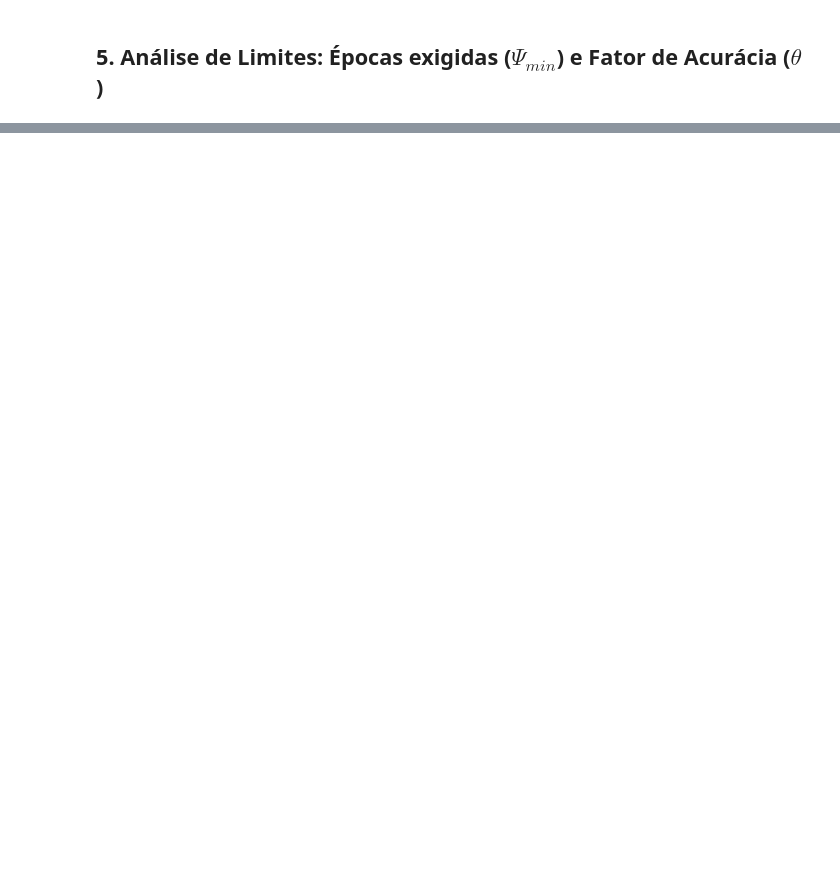
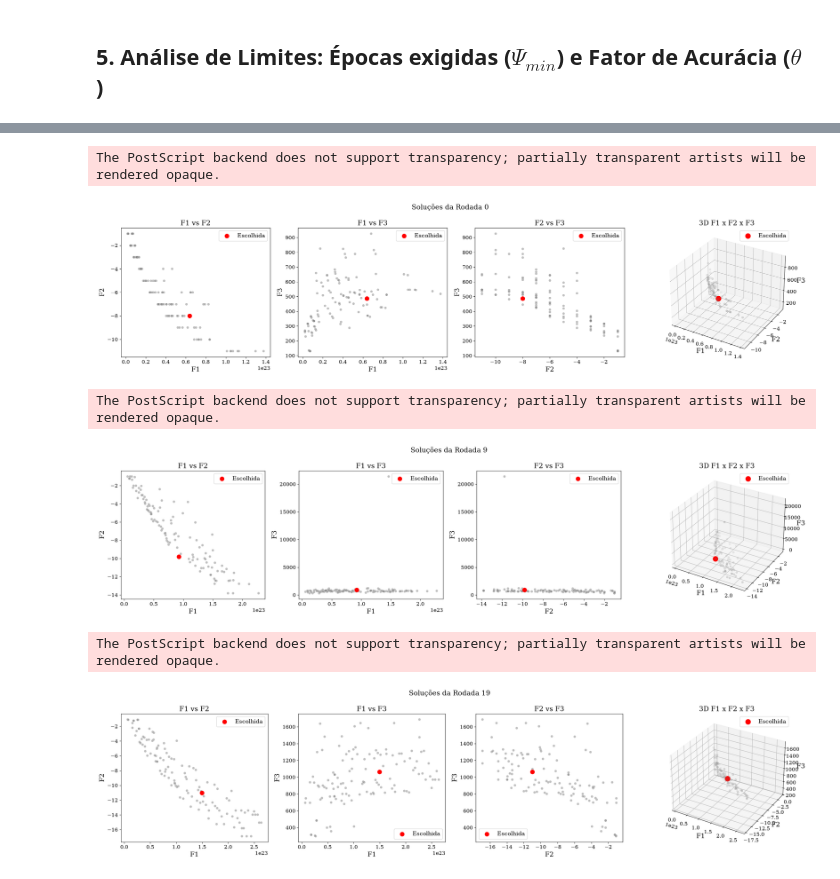
Before and after one commit to niloMarchiori/AFEA, a Jupyter notebook: use_cases/exploracao_historico.ipynb, the cells around one changed output, grey strips where cells are left out. Saved outputs shown, nothing was run; the diff lists cells and outputs as text; code cells hidden in the pictures; blank space fills up the shorter version.

```diff
--- a/use_cases/exploracao_historico.ipynb
+++ b/use_cases/exploracao_historico.ipynb
@@ -212,0 +229,67 @@ plt.show()
+# %%
+### Novos Plots: Comparação de Soluções (Rodadas Automáticas)
+import seaborn as sns
+import matplotlib.pyplot as plt
+import pandas as pd
+
+total_rounds = len(df_chosen)
+rounds_to_plot = [0, (total_rounds - 1) // 2, total_rounds - 1]
+df_filtered = df_chosen[df_chosen['Rodada'].isin(rounds_to_plot)]
+
+for r in rounds_to_plot:
+    if r >= len(history['inputs']): continue
+    solutions = history['found_solutions'][r]
+    f1, f2, f3 = [], [], []
+    for sol in solutions['F']:
+        f1.append(sol[0])
+        f2.append(sol[1])
+        f3.append(sol[2])
+
+    df_round = pd.DataFrame({'F1': f1, 'F2': f2, 'F3': f3})
+    chosen_sol = df_filtered[df_filtered['Rodada'] == r].iloc[0]
+
+    fig = plt.figure(figsize=(24, 6))
+    fig.suptitle(f'Soluções da Rodada {r}')
+
+    ax1 = fig.add_subplot(141)
+    ax2 = fig.add_subplot(142)
+    ax3 = fig.add_subplot(143)
+    ax4 = fig.add_subplot(144, projection='3d')
+
+    # F1 vs F2
+    sns.scatterplot(data=df_round, x='F1', y='F2', ax=ax1, color='gray', alpha=0.5)
+    ax1.scatter(chosen_sol['f1_energia'], chosen_sol['f2_unselected'], color='red', s=100, label='Escolhida', zorder=5)
+    ax1.set_title('F1 vs F2')
+    ax1.legend()
+
+    # F1 vs F3
+    sns.scatterplot(data=df_round, x='F1', y='F3', ax=ax2, color='gray', alpha=0.5)
+    ax2.scatter(chosen_sol['f1_energia'], chosen_sol['f3_tempo'], color='red', s=100, label='Escolhida', zorder=5)
+    ax2.set_title('F1 vs F3')
+    ax2.legend()
+
+    # F2 vs F3
+    sns.scatterplot(data=df_round, x='F2', y='F3', ax=ax3, color='gray', alpha=0.5)
+    ax3.scatter(chosen_sol['f2_unselected'], chosen_sol['f3_tempo'], color='red', s=100, label='Escolhida', zorder=5)
+    ax3.set_title('F2 vs F3')
+    ax3.legend()
+
+    # 3D F1 vs F2 vs F3
+    ax4.scatter(df_round['F1'], df_round['F2'], df_round['F3'], color='gray', alpha=0.5)
+    ax4.scatter(chosen_sol['f1_energia'], chosen_sol['f2_unselected'], chosen_sol['f3_tempo'], color='red', s=150, label='Escolhida', zorder=5)
+    ax4.set_xlabel('F1')
+    ax4.set_ylabel('F2')
+    ax4.set_zlabel('F3')
+    ax4.set_title('3D F1 x F2 x F3')
+    ax4.legend()
+
+    plt.tight_layout()
+    plt.savefig(f'./Figuras/comparacao_rodada_{r}.eps', format='eps', bbox_inches='tight')
+    plt.show()
+# %% [output]
+The PostScript backend does not support transparency; partially transparent artists will be rendered opaque.
+[figure, added]
+The PostScript backend does not support transparency; partially transparent artists will be rendered opaque.
+[figure, added]
+The PostScript backend does not support transparency; partially transparent artists will be rendered opaque.
+[figure, added]
```
Also changed, not shown: parts of 7 cells of this notebook, 15 other files.
